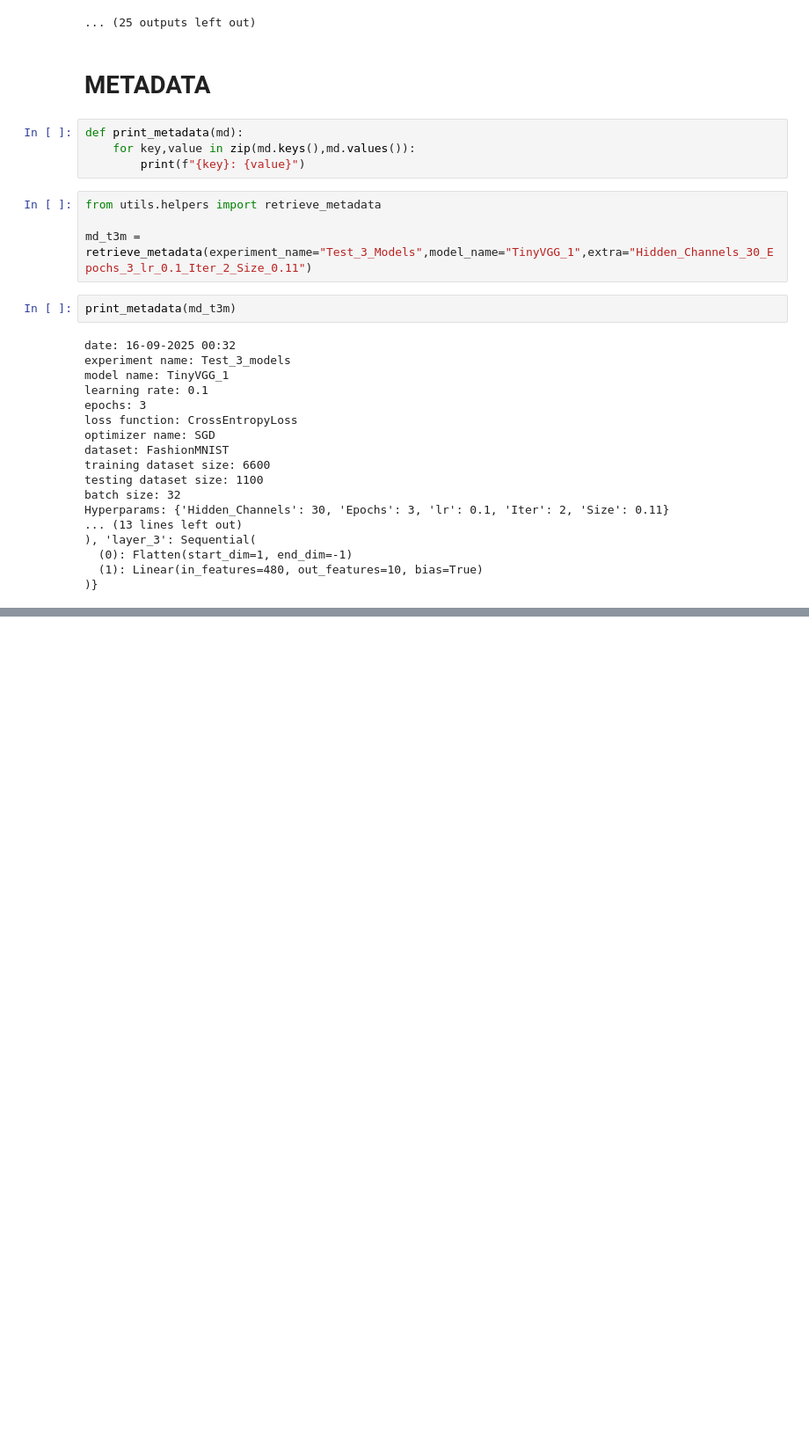
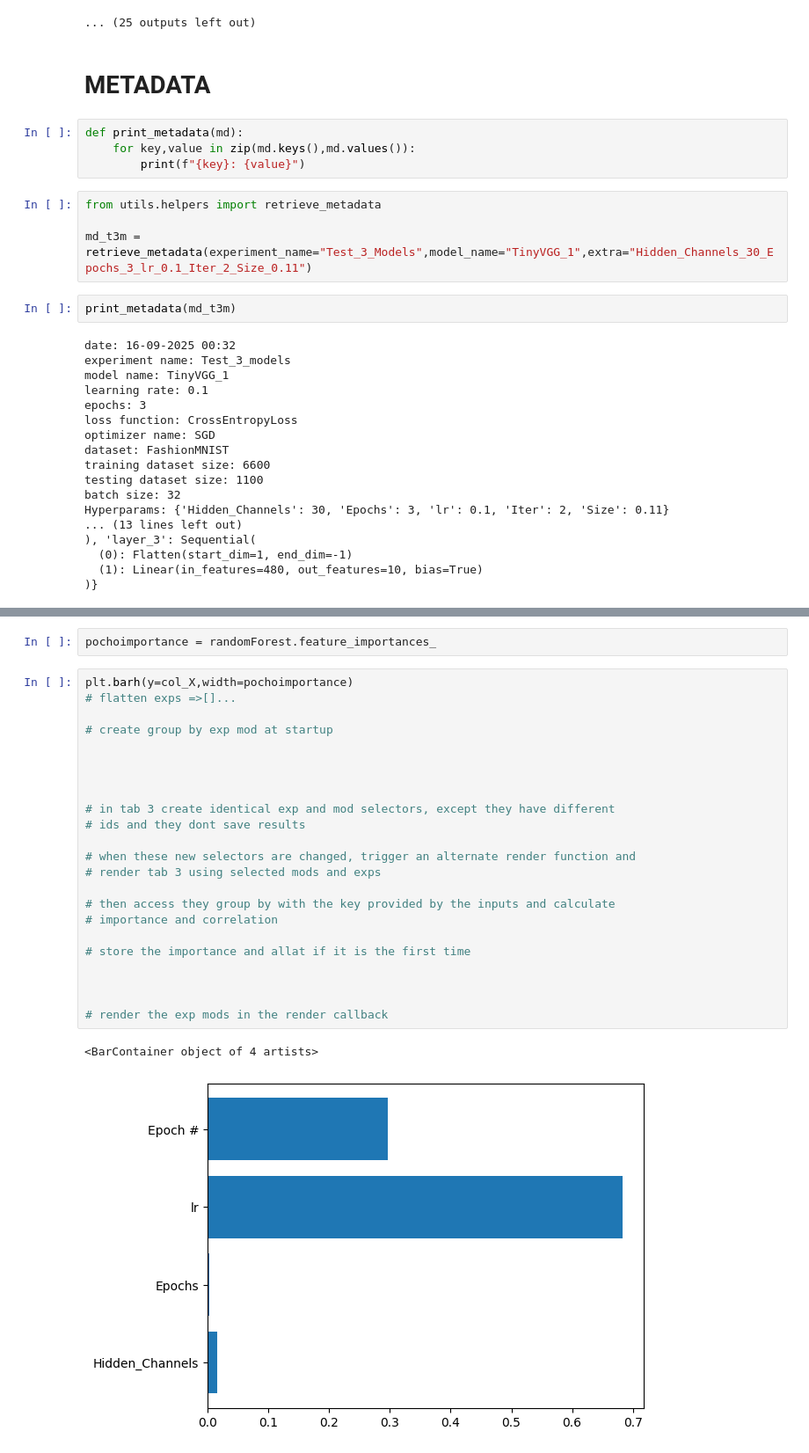
Before and after one commit to Oriol23/CNN-classification, a Jupyter notebook: notebooks/testnotebook.ipynb, the cells around one changed output, grey strips where cells are left out. Shown at 88% size. Cells and saved outputs as stored; diff of their text form; blank space fills up the shorter version.

```diff
--- a/notebooks/testnotebook.ipynb
+++ b/notebooks/testnotebook.ipynb
@@ -218,0 +328,28 @@ col_X
+# %%
+pochoimportance = randomForest.feature_importances_
+# %%
+plt.barh(y=col_X,width=pochoimportance)
+# flatten exps =>[]...
+
+# create group by exp mod at startup
+
+
+
+
+# in tab 3 create identical exp and mod selectors, except they have different
+# ids and they dont save results
+
+# when these new selectors are changed, trigger an alternate render function and
+# render tab 3 using selected mods and exps
+
+# then access they group by with the key provided by the inputs and calculate
+# importance and correlation
+
+# store the importance and allat if it is the first time
+
+
+
+# render the exp mods in the render callback
+# %% [output]
+<BarContainer object of 4 artists>
+[figure, added]
```
Also changed, not shown: parts of 14 cells of this notebook, 3 other files.
